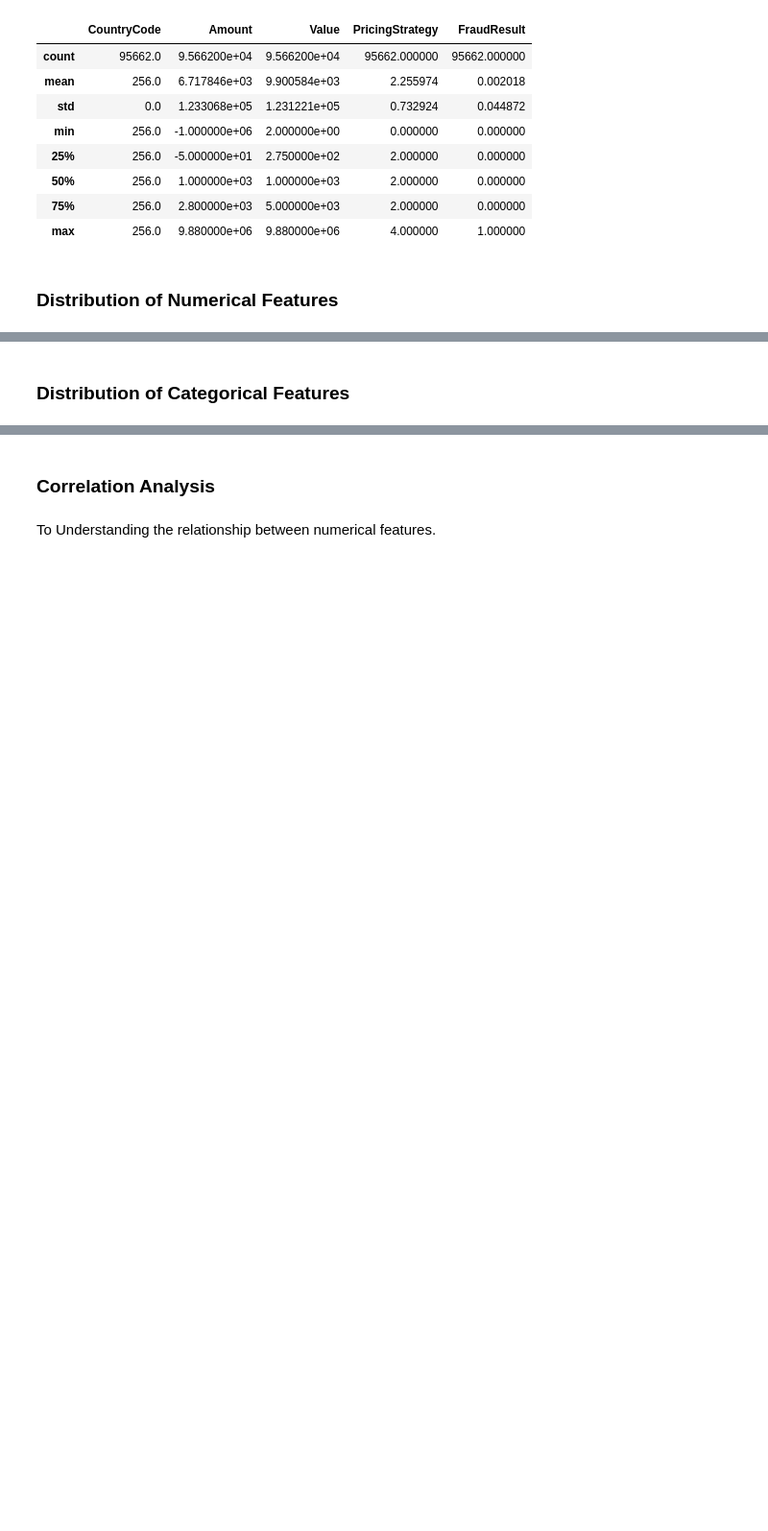
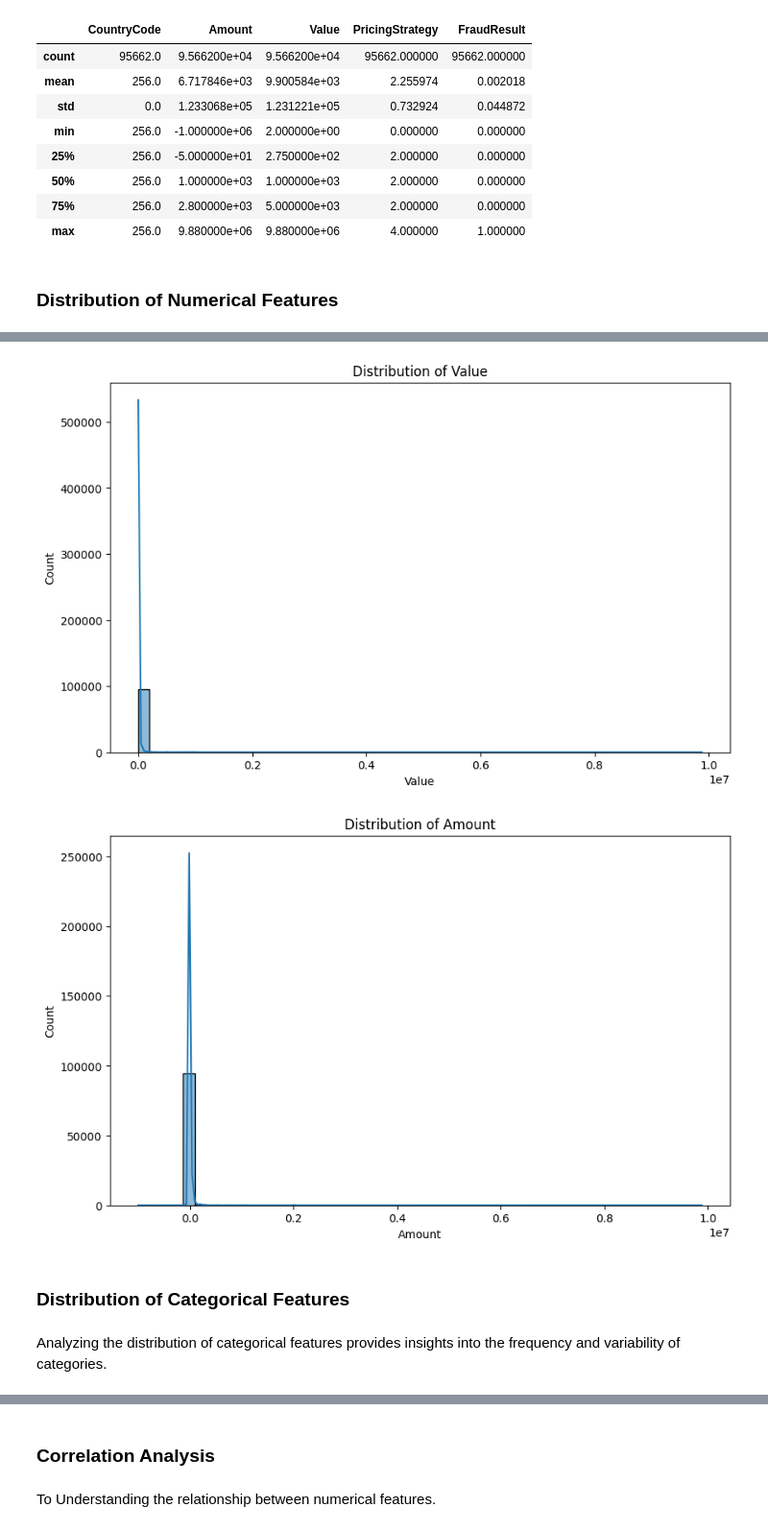
Before and after one commit to GuleWako/Credit-Risk-Analysis, a Jupyter notebook: notebooks/creditRiskAnalysis.ipynb, the cells around one changed output, grey strips where cells are left out. Shown: that part at 96% size. Drawn from its saved outputs; the diff is of its cells as text; code cells hidden in the pictures; blank space fills up the shorter version.

```diff
--- a/notebooks/creditRiskAnalysis.ipynb
+++ b/notebooks/creditRiskAnalysis.ipynb
@@ -82,2 +165,15 @@ data.describe()
+# %%
+for col in high_unique_columns:
+    plt.figure(figsize=(10, 6))
+    sns.histplot(data[col], bins=50, kde=True)
+    plt.title(f'Distribution of {col}')
+    plt.xlabel(col)
+    plt.ylabel('Count')
+    plt.show()
+# %% [output]
+[figure, added]
+[figure, added]
 # %% [markdown]
 ### Distribution of Categorical Features
+# %% [markdown]
+Analyzing the distribution of categorical features provides insights into the frequency and variability of categories.
```
Also changed, not shown: parts of 13 cells of this notebook.
